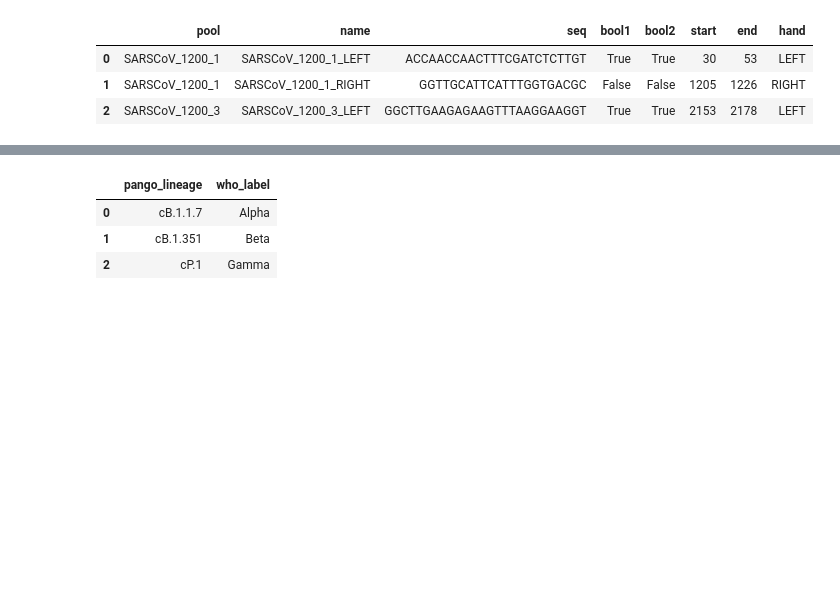
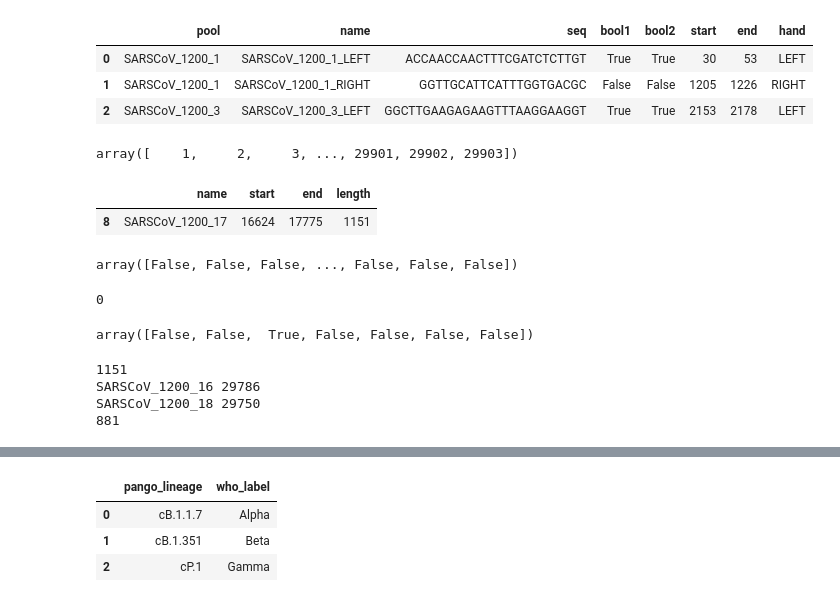
Before and after one commit to GlobalPathogenAnalysisService/gpas-testing, a Jupyter notebook: sandbox-1.ipynb, the cells around one changed output, grey strips where cells are left out. Cells and saved outputs as stored; diff of their text form; code cells hidden in the pictures; blank space fills up the shorter version.

```diff
--- a/sandbox-1.ipynb
+++ b/sandbox-1.ipynb
@@ -35,3 +35,21 @@ primers[:3]
 | 0 | SARSCoV_1200_1 | SARSCoV_1200_1_LEFT | ACCAACCAACTTTCGATCTCTTGT | True | True | 30 | 53 | LEFT |
 | 1 | SARSCoV_1200_1 | SARSCoV_1200_1_RIGHT | GGTTGCATTCATTTGGTGACGC | False | False | 1205 | 1226 | RIGHT |
 | 2 | SARSCoV_1200_3 | SARSCoV_1200_3_LEFT | GGCTTGAAGAGAAGTTTAAGGAAGGT | True | True | 2153 | 2178 | LEFT |
+# %%
+covid_reference=gumpy.Genome('gpas_covid_synthetic_reads/data/MN908947.3.gbk')
+covid_reference.nucleotide_index
+# %% [output]
+array([    1,     2,     3, ..., 29901, 29902, 29903])
+# %%
+row
+# %% [output]
+|  | name | start | end | length |
+| 8 | SARSCoV_1200_17 | 16624 | 17775 | 1151 |
+# %%
+mask
+# %% [output]
+array([False, False, False, ..., False, False, False])
+# %%
+sum(mask)
+# %% [output]
+0
@@ -37,0 +59,35 @@ primers[:3]
+# %%
+a * b
+# %% [output]
+array([False, False,  True, False, False, False, False])
+# %%
+chosen_amplicon = 'SARSCoV_1200_17'
+row = amplicons[amplicons.name == chosen_amplicon]
+
+mask = (covid_reference.nucleotide_index >= int(row['start'])) & (covid_reference.nucleotide_index < int(row['end']))
+print(numpy.sum(mask))
+
+for idx, row in amplicons.iterrows():
+
+    if row['name'] == chosen_amplicon:
+        continue
+
+    current_amplicon_mask = (covid_reference.nucleotide_index >= int(row['start'])) & (covid_reference.nucleotide_index < int(row['end']))
+
+    overlap_region = current_amplicon_mask & mask
+
+    overlap_region = numpy.logical_not(overlap_region)
+
+    if numpy.sum(overlap_region) != 29903:
+        print(row['name'], numpy.sum(overlap_region))
+
+    mask = overlap_region & mask
+
+print(numpy.sum(mask))
+
+covid_reference.nucleotide_sequence[mask] = 'n'
+# %% [output]
+1151
+SARSCoV_1200_16 29786
+SARSCoV_1200_18 29750
+881
```
Also changed, not shown: parts of 10 cells of this notebook, 1 other file.
